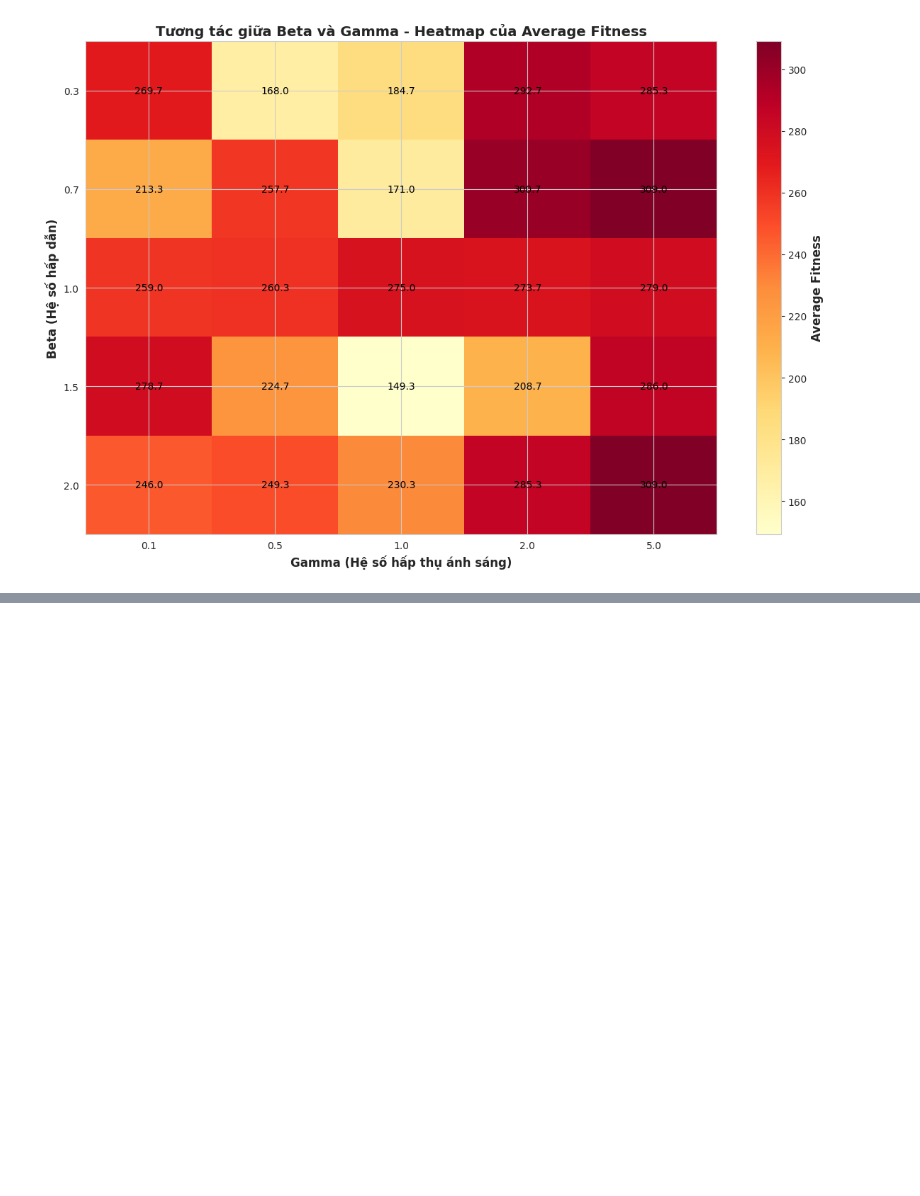
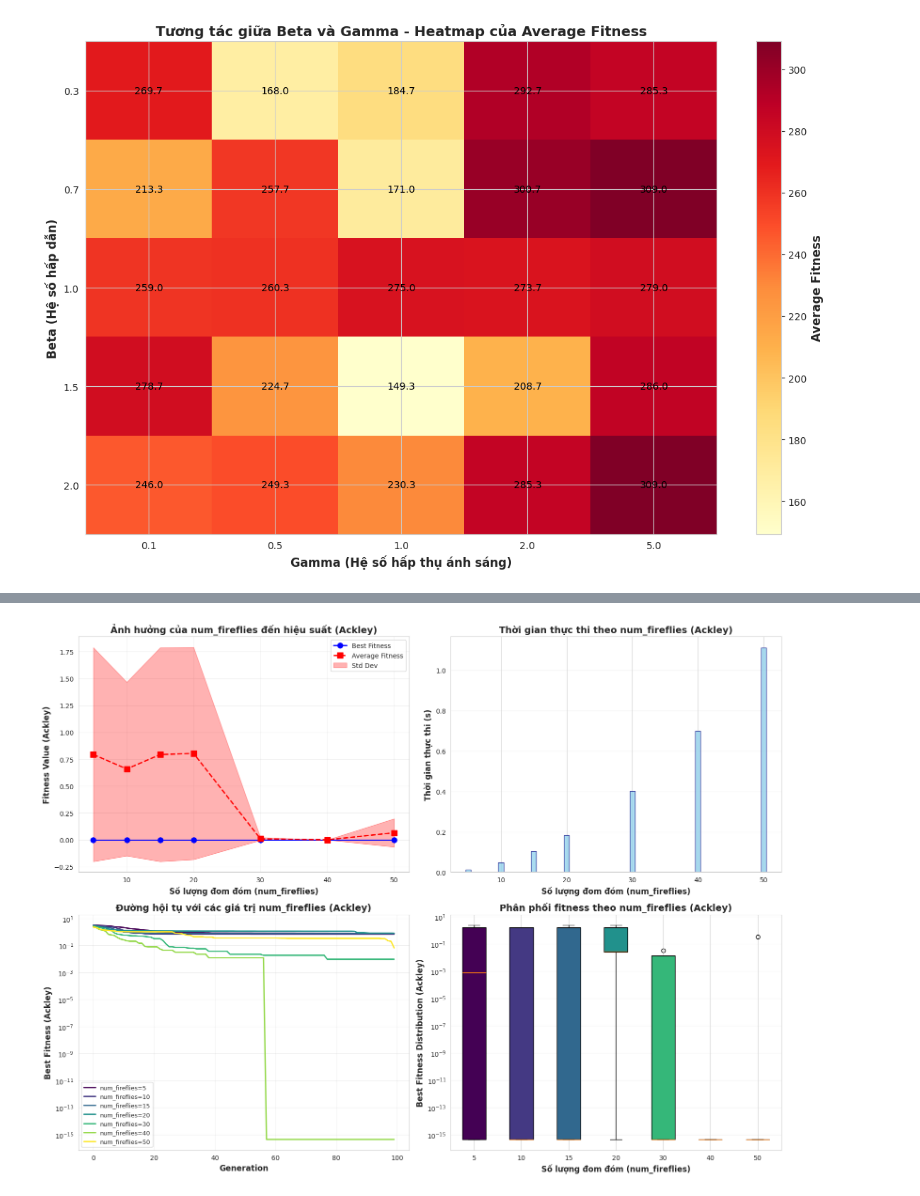
Before and after one commit to p1neapplechoco/search-algo, a Jupyter notebook: notebooks/fa_parameters.ipynb, the cells around one changed output, grey strips where cells are left out. Drawn from its saved outputs; the diff is of its cells as text; code cells hidden in the pictures; blank space fills up the shorter version.

Commit message:
feat(fa): parameters analysis done

```diff
--- a/notebooks/fa_parameters.ipynb
+++ b/notebooks/fa_parameters.ipynb
@@ -621,0 +714,99 @@ plt.show()
+# %%
+# Visualization cho num_fireflies - Ackley
+fig, axes = plt.subplots(2, 2, figsize=(16, 12))
+
+# 1. Best Fitness vs num_fireflies
+ax1 = axes[0, 0]
+num_ff_vals_ackley = [r["num_fireflies"] for r in results_num_fireflies_ackley]
+best_vals_ackley = [r["best_fitness"] for r in results_num_fireflies_ackley]
+avg_vals_ackley = [r["avg_fitness"] for r in results_num_fireflies_ackley]
+std_vals_ackley = [r["std_fitness"] for r in results_num_fireflies_ackley]
+
+ax1.plot(
+    num_ff_vals_ackley,
+    best_vals_ackley,
+    "bo-",
+    linewidth=2,
+    markersize=8,
+    label="Best Fitness",
+)
+ax1.plot(
+    num_ff_vals_ackley,
+    avg_vals_ackley,
+    "rs--",
+    linewidth=2,
+    markersize=8,
+    label="Average Fitness",
+)
+ax1.fill_between(
+    num_ff_vals_ackley,
+    np.array(avg_vals_ackley) - np.array(std_vals_ackley),
+    np.array(avg_vals_ackley) + np.array(std_vals_ackley),
+    alpha=0.3,
+    color="red",
+    label="Std Dev",
+)
+ax1.set_xlabel("Số lượng đom đóm (num_fireflies)", fontsize=12, fontweight="bold")
+ax1.set_ylabel("Fitness Value (Ackley)", fontsize=12, fontweight="bold")
+ax1.set_title(
+    "Ảnh hưởng của num_fireflies đến hiệu suất (Ackley)", fontsize=14, fontweight="bold"
+)
+ax1.legend(loc="best")
+ax1.grid(True, alpha=0.3)
+
+# 2. Execution Time vs num_fireflies
+ax2 = axes[0, 1]
+time_vals_ackley = [r["avg_time"] for r in results_num_fireflies_ackley]
+ax2.bar(
+    num_ff_vals_ackley, time_vals_ackley, color="skyblue", edgecolor="navy", alpha=0.7
+)
+ax2.set_xlabel("Số lượng đom đóm (num_fireflies)", fontsize=12, fontweight="bold")
+ax2.set_ylabel("Thời gian thực thi (s)", fontsize=12, fontweight="bold")
+ax2.set_title(
+    "Thời gian thực thi theo num_fireflies (Ackley)", fontsize=14, fontweight="bold"
+)
+ax2.grid(True, alpha=0.3, axis="y")
+
+# 3. Convergence curves for different num_fireflies
+ax3 = axes[1, 0]
+colors = plt.cm.viridis(np.linspace(0, 1, len(results_num_fireflies_ackley)))
+for i, result in enumerate(results_num_fireflies_ackley):
+    # Tính trung bình của các lần chạy
+    avg_history = np.mean(result["convergence_history"], axis=0)
+    ax3.plot(
+        avg_history,
+        color=colors[i],
+        linewidth=2,
+        label=f"num_fireflies={result['num_fireflies']}",
+    )
+ax3.set_xlabel("Generation", fontsize=12, fontweight="bold")
+ax3.set_ylabel("Best Fitness (Ackley)", fontsize=12, fontweight="bold")
+ax3.set_title(
+    "Đường hội tụ với các giá trị num_fireflies (Ackley)",
+    fontsize=14,
+    fontweight="bold",
+)
+ax3.legend(loc="best", fontsize=9)
+ax3.grid(True, alpha=0.3)
+ax3.set_yscale("log")  # Log scale for better visualization
+
+# 4. Box plot for variance analysis
+ax4 = axes[1, 1]
+data_for_boxplot_ackley = [
+    r["all_best_fitnesses"] for r in results_num_fireflies_ackley
+]
+bp = ax4.boxplot(data_for_boxplot_ackley, labels=num_ff_vals_ackley, patch_artist=True)
+for patch, color in zip(bp["boxes"], colors):
+    patch.set_facecolor(color)
+ax4.set_xlabel("Số lượng đom đóm (num_fireflies)", fontsize=12, fontweight="bold")
+ax4.set_ylabel("Best Fitness Distribution (Ackley)", fontsize=12, fontweight="bold")
+ax4.set_title(
+    "Phân phối fitness theo num_fireflies (Ackley)", fontsize=14, fontweight="bold"
+)
+ax4.grid(True, alpha=0.3, axis="y")
+ax4.set_yscale("log")  # Log scale for better visualization
+
+plt.tight_layout()
+plt.show()
+# %% [output]
+[figure, added]
```
Also changed, not shown: parts of 26 cells of this notebook, 1 other file.
